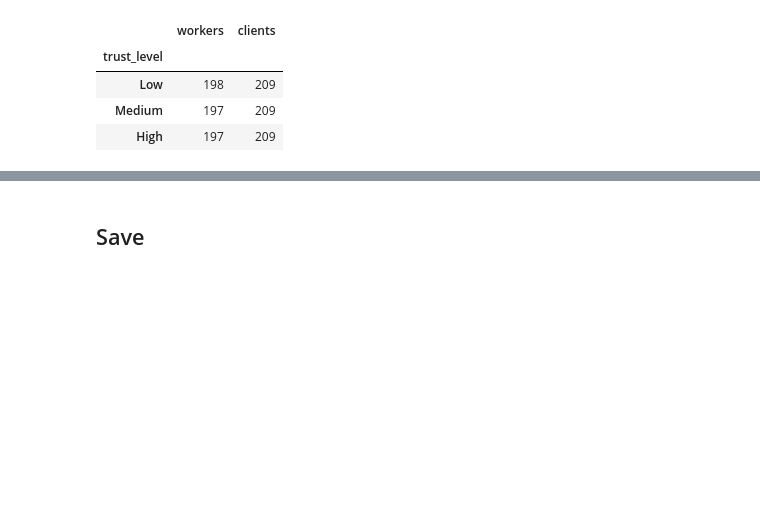
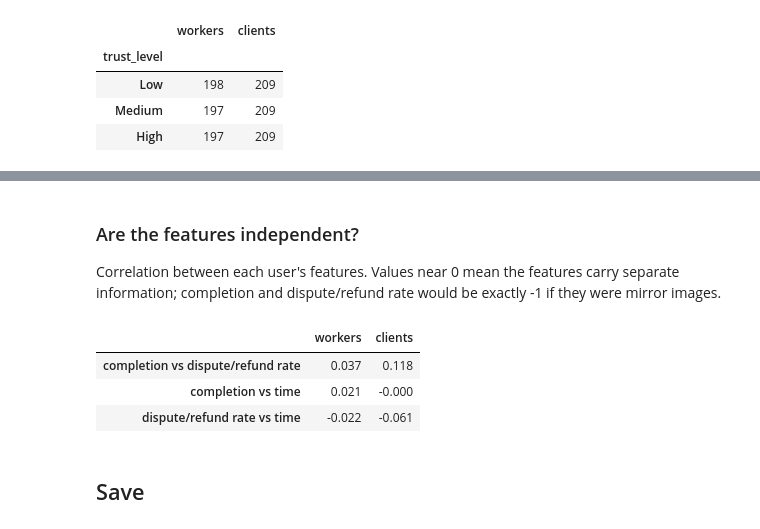
Before and after one commit to JamieNguru/169421-escrow-based-wallet-and-payment-system, a Jupyter notebook: trust-scoring-ml/notebooks/03_feature_engineering.ipynb, the cells around one changed output, grey strips where cells are left out. Drawn from its saved outputs; the diff is of its cells as text; code cells hidden in the pictures; blank space fills up the shorter version.

```diff
--- a/trust-scoring-ml/notebooks/03_feature_engineering.ipynb
+++ b/trust-scoring-ml/notebooks/03_feature_engineering.ipynb
@@ -175,3 +175,26 @@ Client features: ['payment_completion_rate', 'refund_rate', 'escrow_release_time
+# %% [markdown]
+### Are the features independent?
+
+Correlation between each user's features. Values near 0 mean the features carry separate information; completion and dispute/refund rate would be exactly -1 if they were mirror images.
+# %%
+def pairwise_correlations(features):
+    completion, issue_rate, time = features.columns
+    corr = features.corr()
+    return {
+        "completion vs dispute/refund rate": corr.loc[completion, issue_rate],
+        "completion vs time": corr.loc[completion, time],
+        "dispute/refund rate vs time": corr.loc[issue_rate, time],
+    }
+
+pd.DataFrame({
+    "workers": pairwise_correlations(add_worker_rate_features(worker_dataset)[WORKER_FEATURE_COLUMNS]),
+    "clients": pairwise_correlations(add_client_rate_features(client_dataset)[CLIENT_FEATURE_COLUMNS]),
+}).round(3)
+# %% [output]
+|  | workers | clients |
+| completion vs dispute/refund rate | 0.037 | 0.118 |
+| completion vs time | 0.021 | -0.000 |
+| dispute/refund rate vs time | -0.022 | -0.061 |
 # %% [markdown]
 ## Save
 # %%
```
Also changed, not shown: parts of 7 cells of this notebook, 18 other files.
